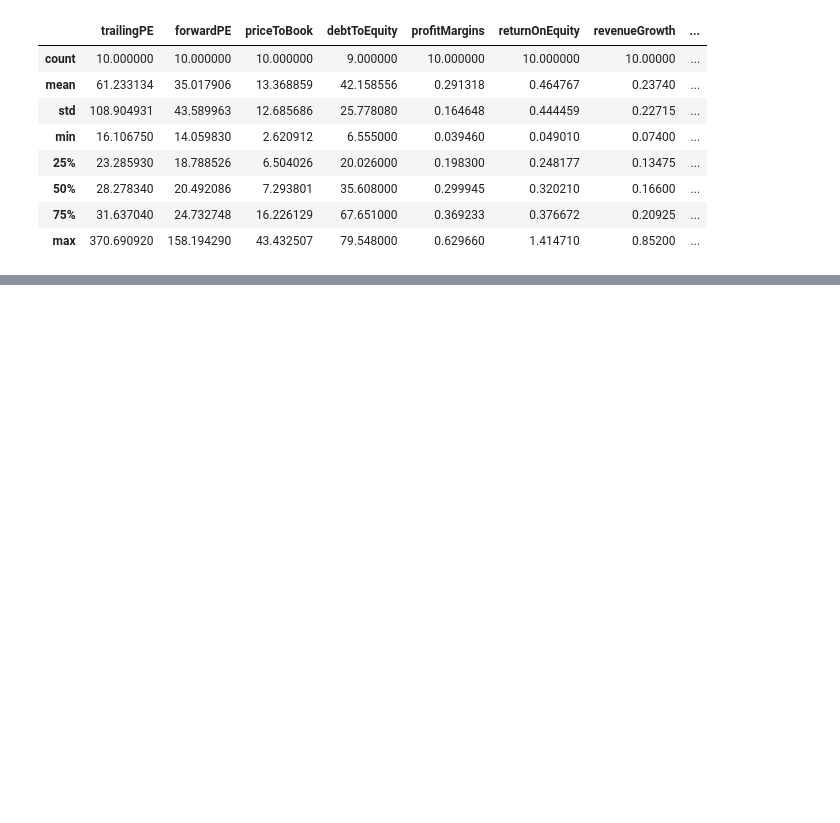
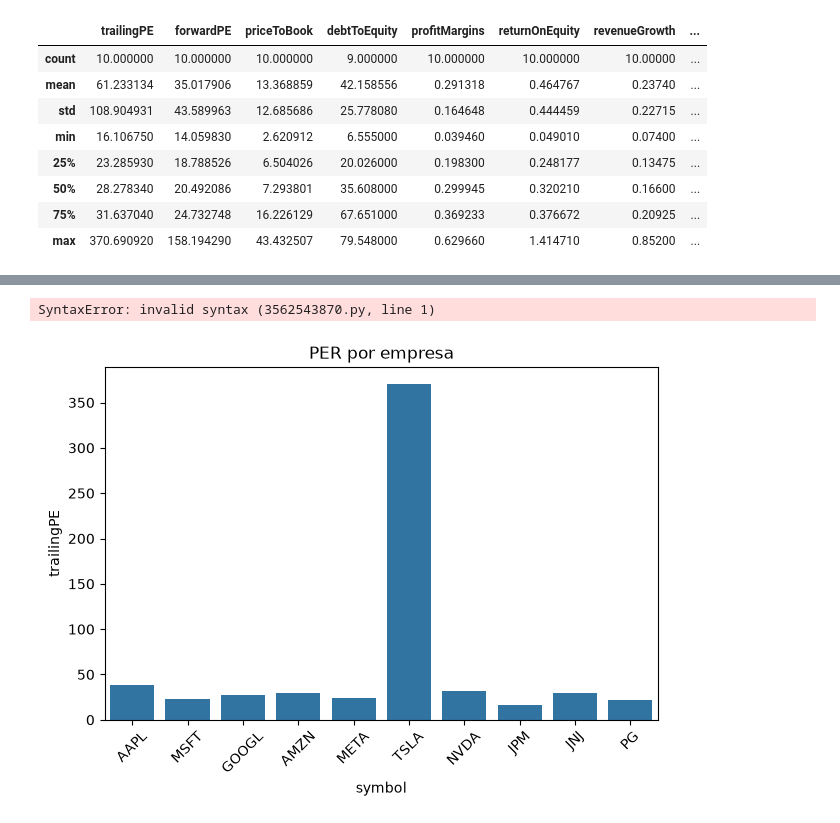
Before and after one commit to hector-n-c/proyecto-valoracion-empresas, a Jupyter notebook: 01_descarga_datos.ipynb, the cells around one changed output, grey strips where cells are left out. Cells and saved outputs as stored; diff of their text form; code cells hidden in the pictures; blank space fills up the shorter version.

Commit message:
Fase 3: EDA, gráficos de correlación y PER por empresa

```diff
--- a/01_descarga_datos.ipynb
+++ b/01_descarga_datos.ipynb
@@ -100,0 +118,6 @@ df.fillna(df['debtToEquity'].median(), inplace=True)
+# %%
+git add .
+git commit -m "Fase 2: limpieza de datos, tratamiento de nulos"
+git push
+# %% [output]
+SyntaxError: invalid syntax (3562543870.py, line 1)
@@ -100,0 +127,8 @@ df.fillna(df['debtToEquity'].median(), inplace=True)
+# %%
+sns.barplot(data=df, x='symbol', y='trailingPE')
+plt.title('PER por empresa')
+plt.xticks(rotation=45)
+plt.tight_layout()
+plt.show()
+# %% [output]
+[figure, added]
```
Also changed, not shown: parts of 6 cells of this notebook.
